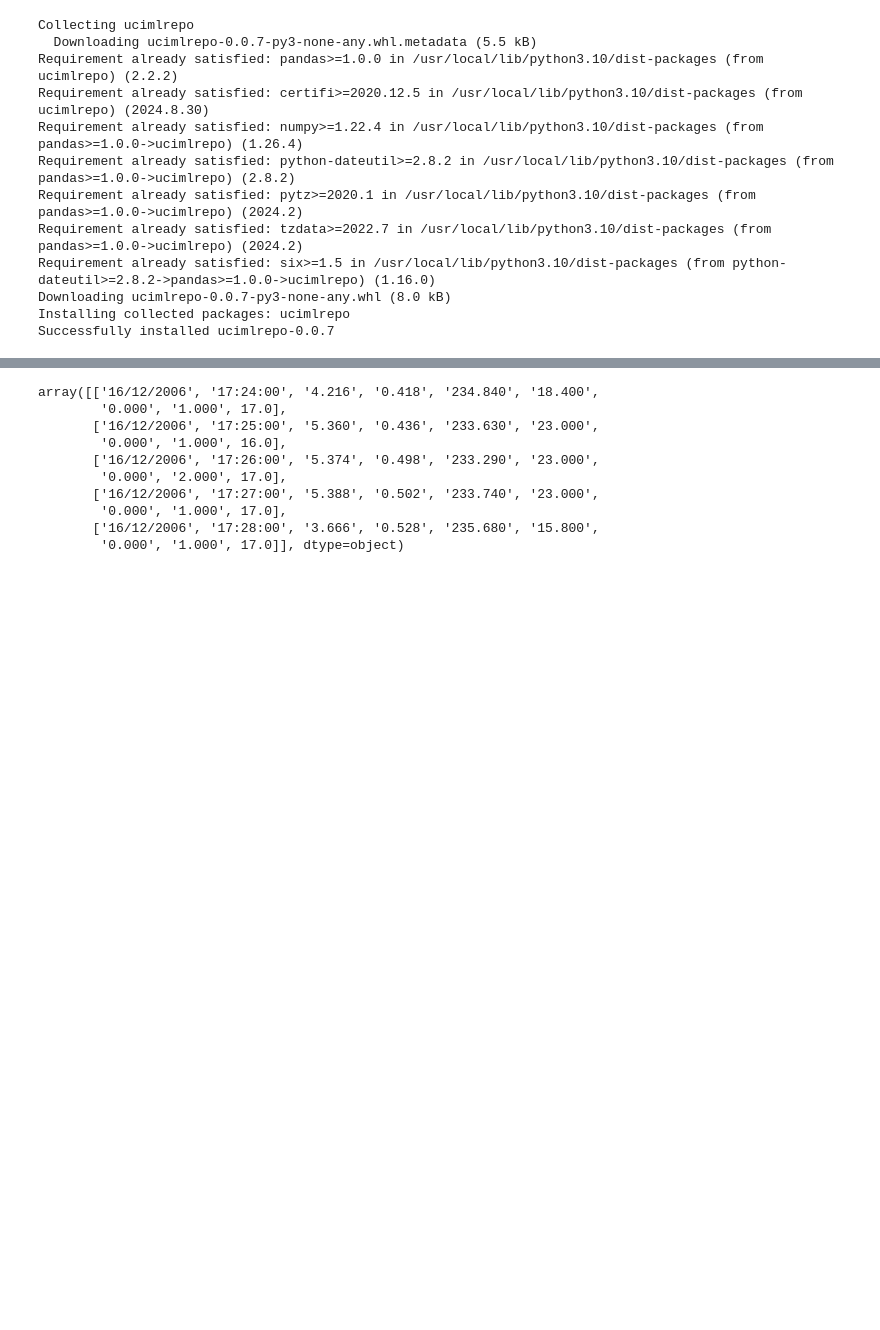
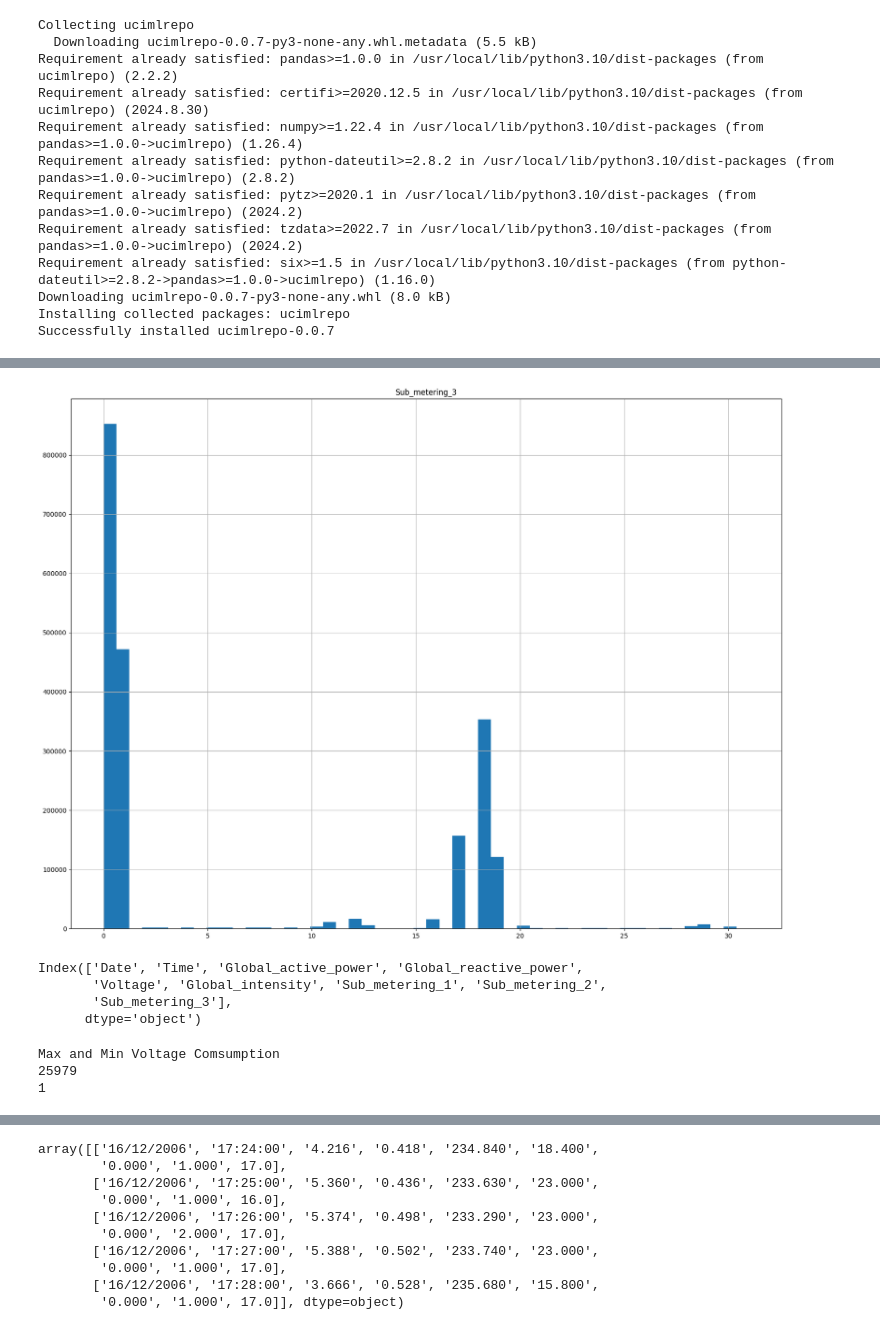
Before and after one commit to 2303A51553/AIML-2025, a Jupyter notebook: Lab10_AIML.ipynb, the cells around one changed output, grey strips where cells are left out. Cells and saved outputs as stored; diff of their text form; code cells hidden in the pictures; blank space fills up the shorter version.

```diff
--- a/Lab10_AIML.ipynb
+++ b/Lab10_AIML.ipynb
@@ -15,3 +19,8 @@ Requirement already satisfied: six>=1.5 in /usr/local/lib/python3.10/dist-packag
 Downloading ucimlrepo-0.0.7-py3-none-any.whl (8.0 kB)
 Installing collected packages: ucimlrepo
 Successfully installed ucimlrepo-0.0.7
+# %%
+from ucimlrepo import fetch_ucirepo
+
+# fetch dataset
+power_com = fetch_ucirepo(id=235)
@@ -92,0 +78,19 @@ Top 10 power Consumption Time and Dates:
+# %%
+power_com_df = pd.DataFrame(power_com.data.features)
+power_com_df.hist(bins=50, figsize=(20,15))
+plt.show()
+# %% [output]
+[figure, added]
+# %%
+power_com_df.columns
+# %% [output]
+Index(['Date', 'Time', 'Global_active_power', 'Global_reactive_power',
+       'Voltage', 'Global_intensity', 'Sub_metering_1', 'Sub_metering_2',
+       'Sub_metering_3'],
+      dtype='object')
+# %%
+print(f"Max and Min Voltage Comsumption\n{np.max(power_com_df.Voltage.value_counts())}\n{np.min(power_com_df.Voltage.value_counts())}")
+# %% [output]
+Max and Min Voltage Comsumption
+25979
+1
```
Also changed, not shown: parts of 22 cells of this notebook.
